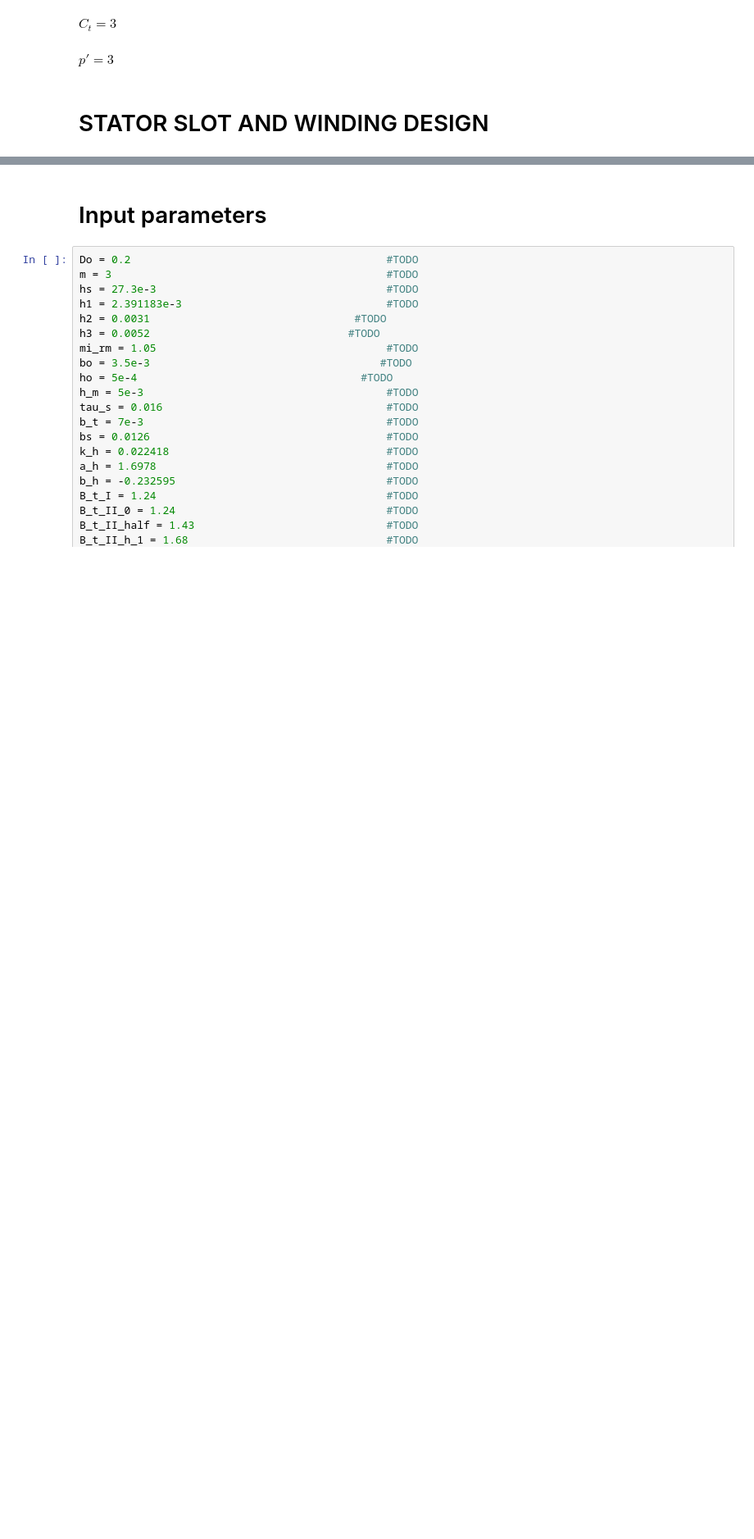
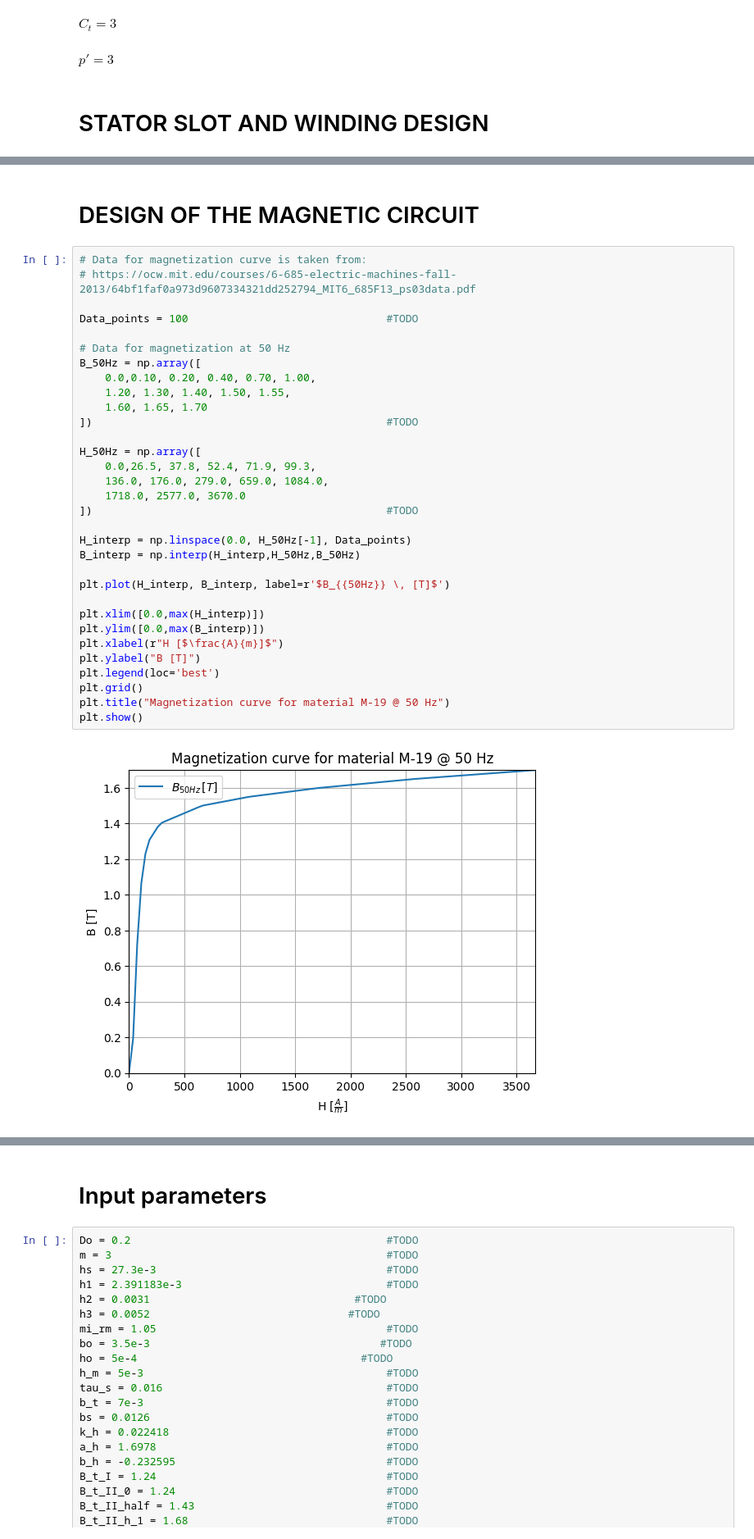
Before and after one commit to rkleva/SMPM-Design, a Jupyter notebook: Losses_and_efficiency.ipynb, the cells around one changed output, grey strips where cells are left out. Shown at 82% size. Cells and saved outputs as stored; diff of their text form; blank space fills up the shorter version.

```diff
--- a/Losses_and_efficiency.ipynb
+++ b/Losses_and_efficiency.ipynb
@@ -405,0 +544,36 @@ Phi_m*10**3
+# %% [markdown]
+<h1> DESIGN OF THE MAGNETIC CIRCUIT </h1>
+# %%
+# Data for magnetization curve is taken from:
+# https://ocw.mit.edu/courses/6-685-electric-machines-fall-2013/64bf1faf0a973d9607334321dd252794_MIT6_685F13_ps03data.pdf
+
+Data_points = 100                               #TODO
+
+# Data for magnetization at 50 Hz
+B_50Hz = np.array([
+    0.0,0.10, 0.20, 0.40, 0.70, 1.00,
+    1.20, 1.30, 1.40, 1.50, 1.55,
+    1.60, 1.65, 1.70
+])                                              #TODO
+
+H_50Hz = np.array([
+    0.0,26.5, 37.8, 52.4, 71.9, 99.3,
+    136.0, 176.0, 279.0, 659.0, 1084.0,
+    1718.0, 2577.0, 3670.0
+])                                              #TODO
+
+H_interp = np.linspace(0.0, H_50Hz[-1], Data_points)
+B_interp = np.interp(H_interp,H_50Hz,B_50Hz)
+
+plt.plot(H_interp, B_interp, label=r'$B_{{50Hz}} \, [T]$')
+
+plt.xlim([0.0,max(H_interp)])
+plt.ylim([0.0,max(B_interp)])
+plt.xlabel(r"H [$\frac{A}{m}]$")
+plt.ylabel("B [T]")
+plt.legend(loc='best')
+plt.grid()
+plt.title("Magnetization curve for material M-19 @ 50 Hz")
+plt.show()
+# %% [output]
+[figure, added]
```
Also changed, not shown: parts of 20 cells of this notebook.
